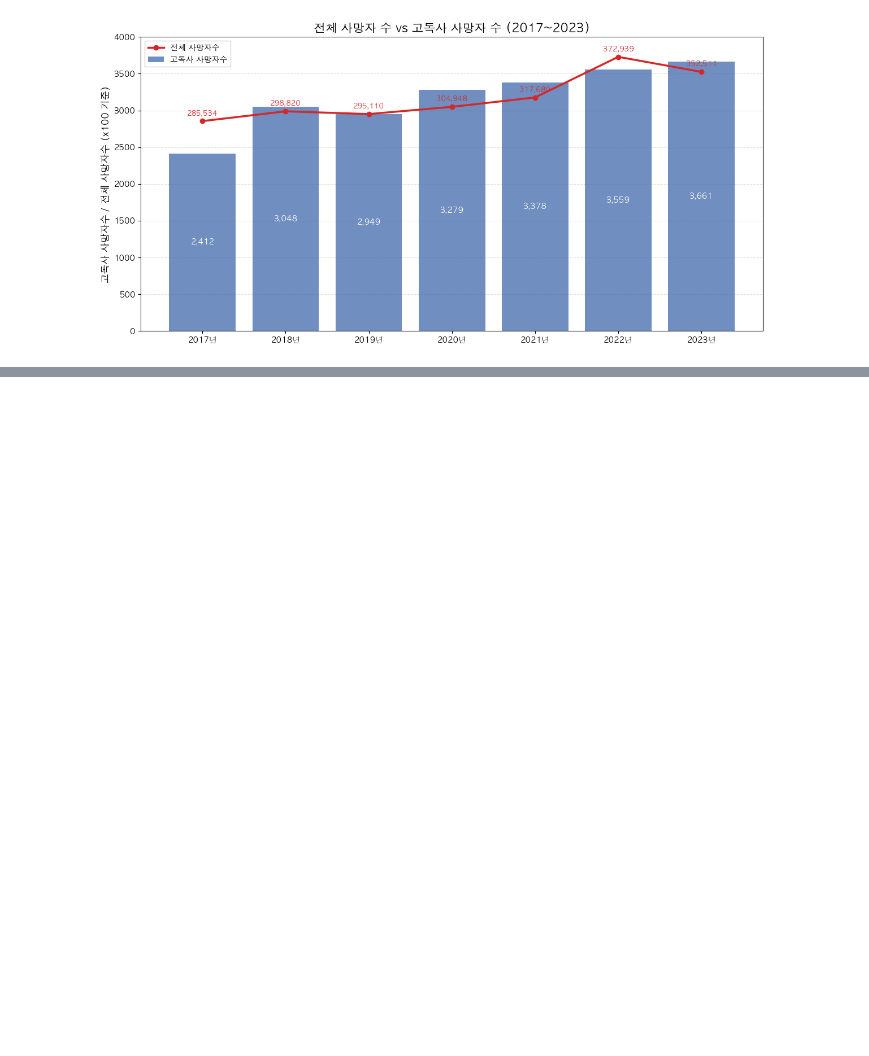
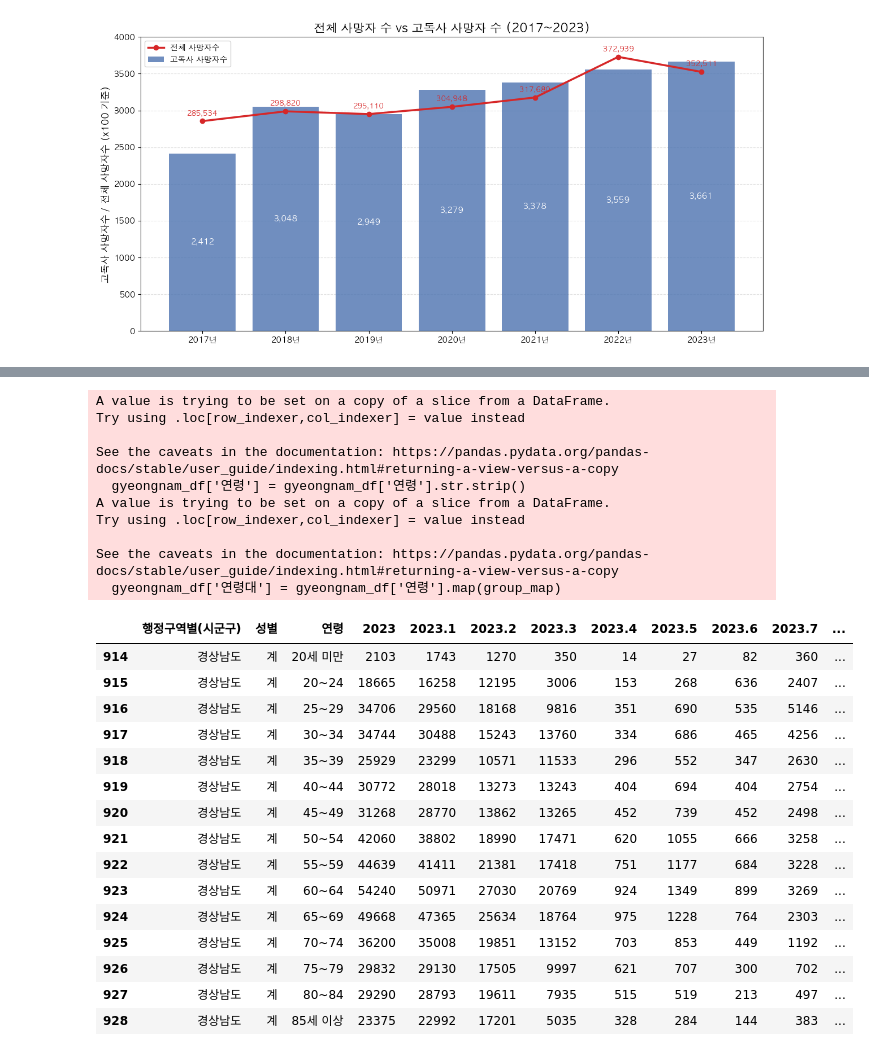
Before and after one commit to InsightCWNU/data_analysis, a Jupyter notebook: gyeongnam_analysis/gyeongnam_analysis01.ipynb, the cells around one changed output, grey strips where cells are left out. Cells and saved outputs as stored; diff of their text form; code cells hidden in the pictures; blank space fills up the shorter version.

```diff
--- a/gyeongnam_analysis/gyeongnam_analysis01.ipynb
+++ b/gyeongnam_analysis/gyeongnam_analysis01.ipynb
@@ -132,0 +188,48 @@ plt.show()
+# %%
+# 문자열 앞뒤 공백 제거
+gyeongnam_df['연령'] = gyeongnam_df['연령'].str.strip()
+
+# 연령 그룹 매핑
+group_map = {
+    '20세 미만': '10대',
+    '20~24': '20대', '25~29': '20대',
+    '30~34': '30대', '35~39': '30대',
+    '40~44': '40대', '45~49': '40대',
+    '50~54': '50대', '55~59': '50대',
+    '60~64': '60대', '65~69': '60대',
+    '70~74': '70대', '75~79': '70대',
+    '80~84' : '80대 이상','85세 이상': '80대 이상'
+}
+
+# 연령대 매핑
+gyeongnam_df['연령대'] = gyeongnam_df['연령'].map(group_map)
+# 연령대가 NaN인 행 제거
+gyeongnam_df = gyeongnam_df[gyeongnam_df['연령대'].notnull()]
+gyeongnam_df
+# %% [output]
+A value is trying to be set on a copy of a slice from a DataFrame.
+Try using .loc[row_indexer,col_indexer] = value instead
+
+See the caveats in the documentation: https://pandas.pydata.org/pandas-docs/stable/user_guide/indexing.html#returning-a-view-versus-a-copy
+  gyeongnam_df['연령'] = gyeongnam_df['연령'].str.strip()
+A value is trying to be set on a copy of a slice from a DataFrame.
+Try using .loc[row_indexer,col_indexer] = value instead
+
+See the caveats in the documentation: https://pandas.pydata.org/pandas-docs/stable/user_guide/indexing.html#returning-a-view-versus-a-copy
+  gyeongnam_df['연령대'] = gyeongnam_df['연령'].map(group_map)
+|  | 행정구역별(시군구) | 성별 | 연령 | 2023 | 2023.1 | 2023.2 | 2023.3 | 2023.4 | 2023.5 | 2023.6 | 2023.7 | ... |
+| 914 | 경상남도 | 계 | 20세 미만 | 2103 | 1743 | 1270 | 350 | 14 | 27 | 82 | 360 | ... |
+| 915 | 경상남도 | 계 | 20~24 | 18665 | 16258 | 12195 | 3006 | 153 | 268 | 636 | 2407 | ... |
+| 916 | 경상남도 | 계 | 25~29 | 34706 | 29560 | 18168 | 9816 | 351 | 690 | 535 | 5146 | ... |
+| 917 | 경상남도 | 계 | 30~34 | 34744 | 30488 | 15243 | 13760 | 334 | 686 | 465 | 4256 | ... |
+| 918 | 경상남도 | 계 | 35~39 | 25929 | 23299 | 10571 | 11533 | 296 | 552 | 347 | 2630 | ... |
+| 919 | 경상남도 | 계 | 40~44 | 30772 | 28018 | 13273 | 13243 | 404 | 694 | 404 | 2754 | ... |
+| 920 | 경상남도 | 계 | 45~49 | 31268 | 28770 | 13862 | 13265 | 452 | 739 | 452 | 2498 | ... |
+| 921 | 경상남도 | 계 | 50~54 | 42060 | 38802 | 18990 | 17471 | 620 | 1055 | 666 | 3258 | ... |
+| 922 | 경상남도 | 계 | 55~59 | 44639 | 41411 | 21381 | 17418 | 751 | 1177 | 684 | 3228 | ... |
+| 923 | 경상남도 | 계 | 60~64 | 54240 | 50971 | 27030 | 20769 | 924 | 1349 | 899 | 3269 | ... |
+| 924 | 경상남도 | 계 | 65~69 | 49668 | 47365 | 25634 | 18764 | 975 | 1228 | 764 | 2303 | ... |
+| 925 | 경상남도 | 계 | 70~74 | 36200 | 35008 | 19851 | 13152 | 703 | 853 | 449 | 1192 | ... |
+| 926 | 경상남도 | 계 | 75~79 | 29832 | 29130 | 17505 | 9997 | 621 | 707 | 300 | 702 | ... |
+| 927 | 경상남도 | 계 | 80~84 | 29290 | 28793 | 19611 | 7935 | 515 | 519 | 213 | 497 | ... |
+| 928 | 경상남도 | 계 | 85세 이상 | 23375 | 22992 | 17201 | 5035 | 328 | 284 | 144 | 383 | ... |
```
Also changed, not shown: parts of 8 cells of this notebook, 5 other files.
